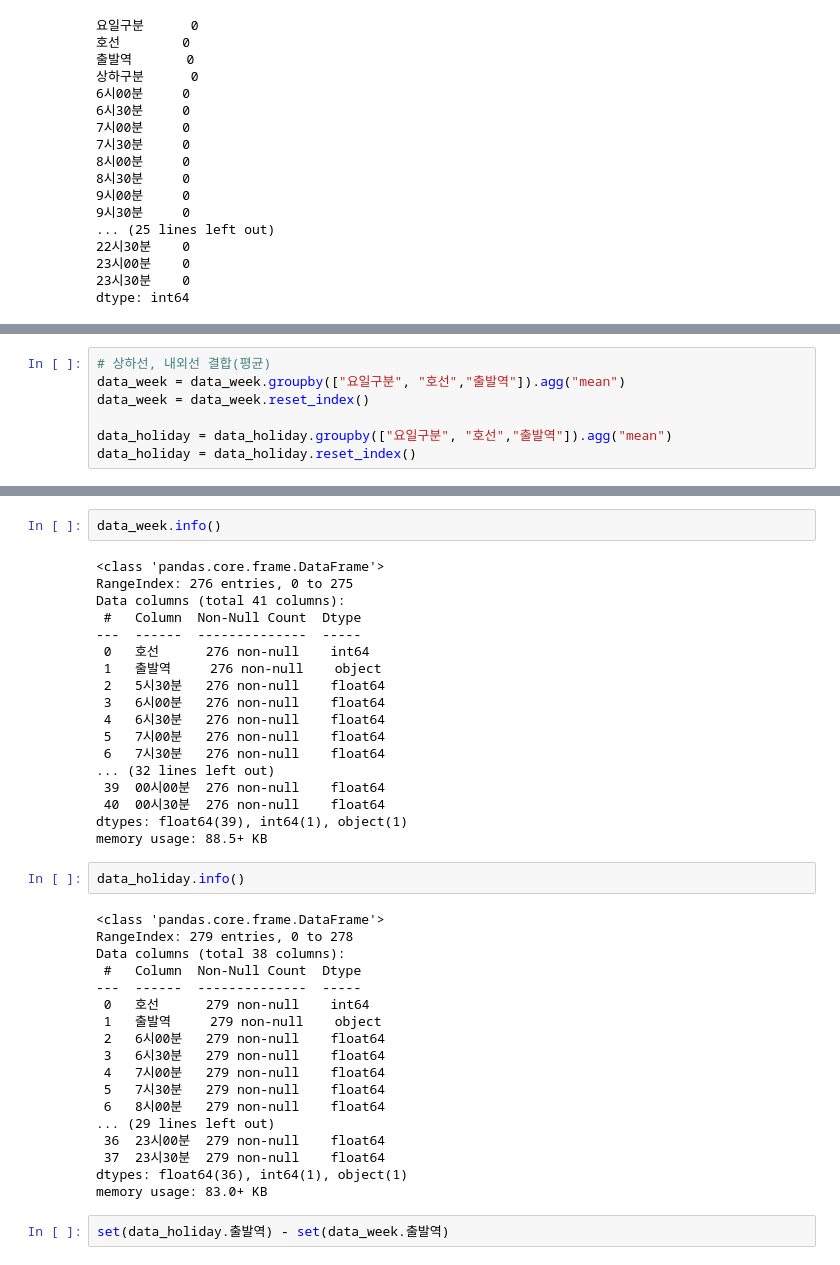
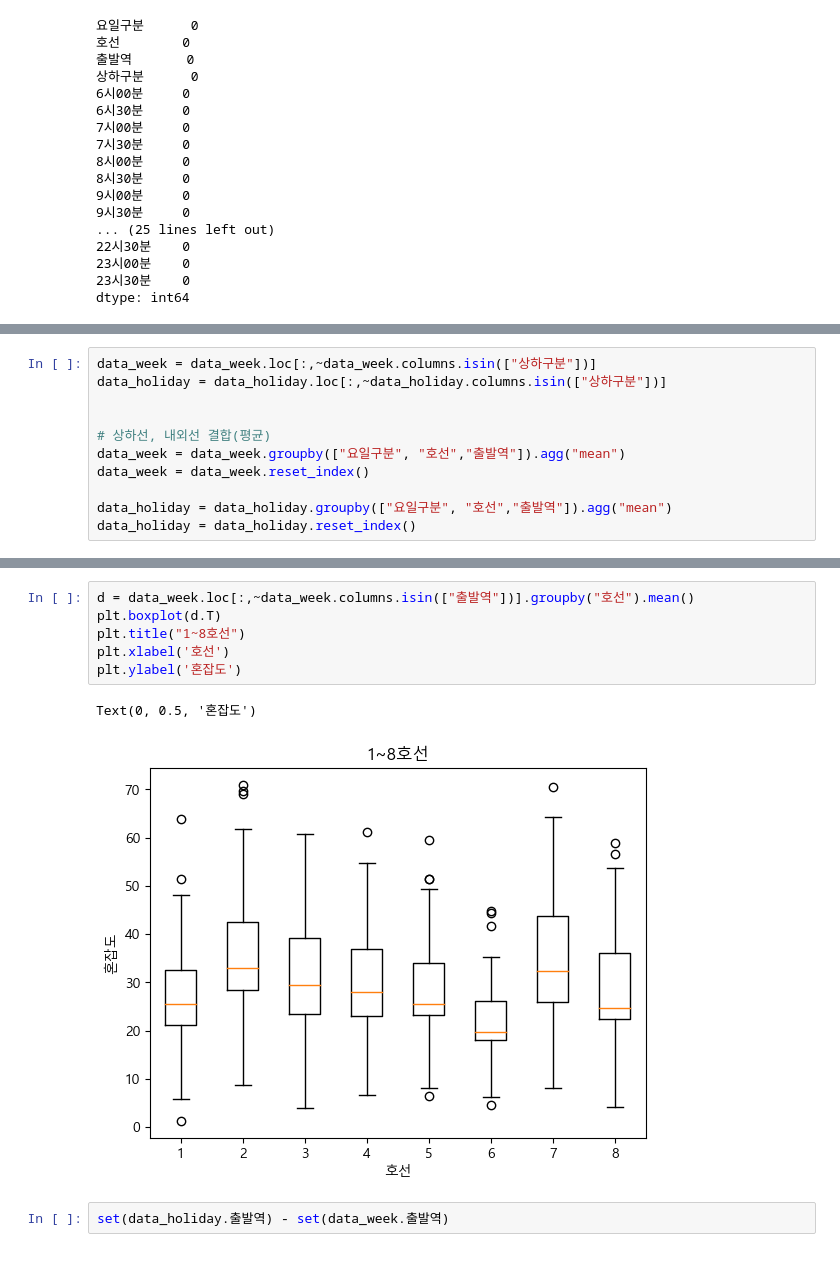
Before and after one commit to p-jiho/Big_Data_in_Seoul, a Jupyter notebook: analyze_subway/서울시_혼잡도_데이터정리.ipynb, the cells around one changed output, grey strips where cells are left out. Cells and saved outputs as stored; diff of their text form.

```diff
--- a/analyze_subway/서울시_혼잡도_데이터정리.ipynb
+++ b/analyze_subway/서울시_혼잡도_데이터정리.ipynb
@@ -82,4 +98,8 @@ dtype: int64
 # %%
+data_week = data_week.loc[:,~data_week.columns.isin(["상하구분"])]
+data_holiday = data_holiday.loc[:,~data_holiday.columns.isin(["상하구분"])]
+
+
 # 상하선, 내외선 결합(평균)
 data_week = data_week.groupby(["요일구분", "호선","출발역"]).agg("mean")
 data_week = data_week.reset_index()
@@ -148,43 +136,12 @@ data_holiday
-# %%
-data_week.info()
-# %% [output]
-<class 'pandas.core.frame.DataFrame'>
-RangeIndex: 276 entries, 0 to 275
-Data columns (total 41 columns):
- #   Column  Non-Null Count  Dtype
----  ------  --------------  -----
- 0   호선      276 non-null    int64
- 1   출발역     276 non-null    object
- 2   5시30분   276 non-null    float64
- 3   6시00분   276 non-null    float64
- 4   6시30분   276 non-null    float64
- 5   7시00분   276 non-null    float64
- 6   7시30분   276 non-null    float64
-... (32 lines left out)
- 39  00시00분  276 non-null    float64
- 40  00시30분  276 non-null    float64
-dtypes: float64(39), int64(1), object(1)
-memory usage: 88.5+ KB
-# %%
-data_holiday.info()
-# %% [output]
-<class 'pandas.core.frame.DataFrame'>
-RangeIndex: 279 entries, 0 to 278
-Data columns (total 38 columns):
- #   Column  Non-Null Count  Dtype
----  ------  --------------  -----
- 0   호선      279 non-null    int64
- 1   출발역     279 non-null    object
- 2   6시00분   279 non-null    float64
- 3   6시30분   279 non-null    float64
- 4   7시00분   279 non-null    float64
- 5   7시30분   279 non-null    float64
- 6   8시00분   279 non-null    float64
-... (29 lines left out)
- 36  23시00분  279 non-null    float64
- 37  23시30분  279 non-null    float64
-dtypes: float64(36), int64(1), object(1)
-memory usage: 83.0+ KB
+# %%
+d = data_week.loc[:,~data_week.columns.isin(["출발역"])].groupby("호선").mean()
+plt.boxplot(d.T)
+plt.title("1~8호선")
+plt.xlabel('호선')
+plt.ylabel('혼잡도')
+# %% [output]
+Text(0, 0.5, '혼잡도')
+[figure, added]
 # %%
 set(data_holiday.출발역) - set(data_week.출발역)
 # %% [output]
```
Also changed, not shown: parts of 14 cells of this notebook.
